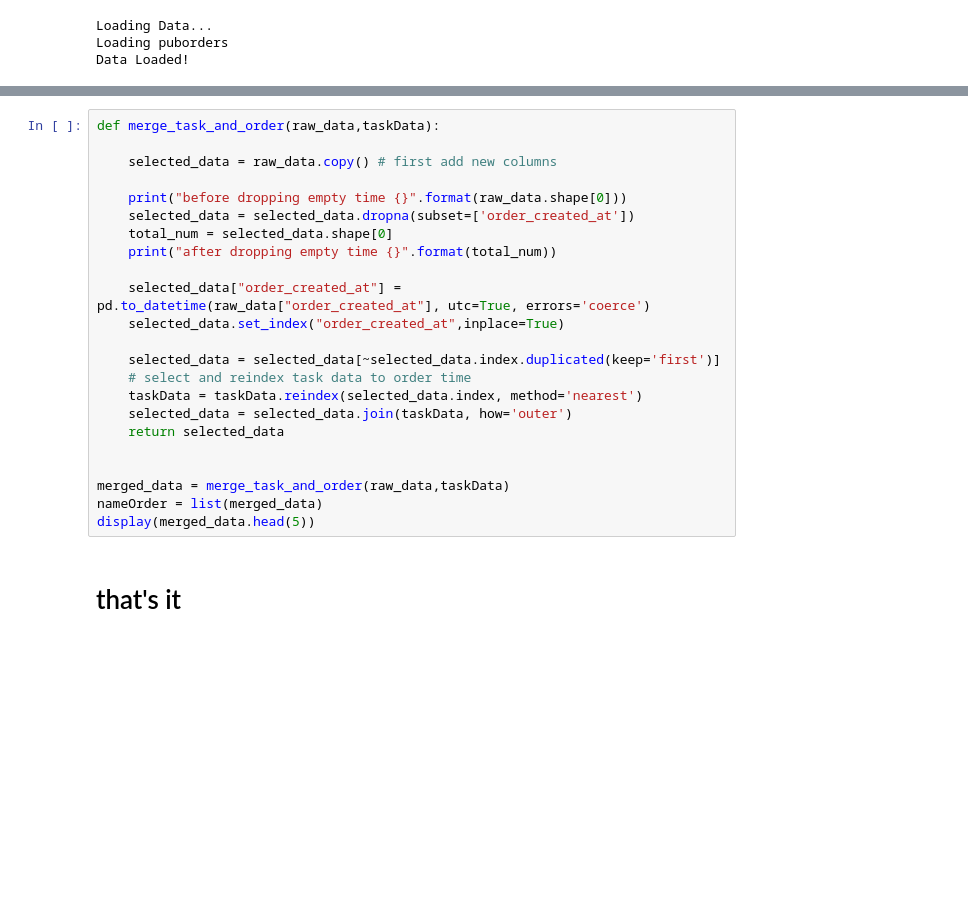
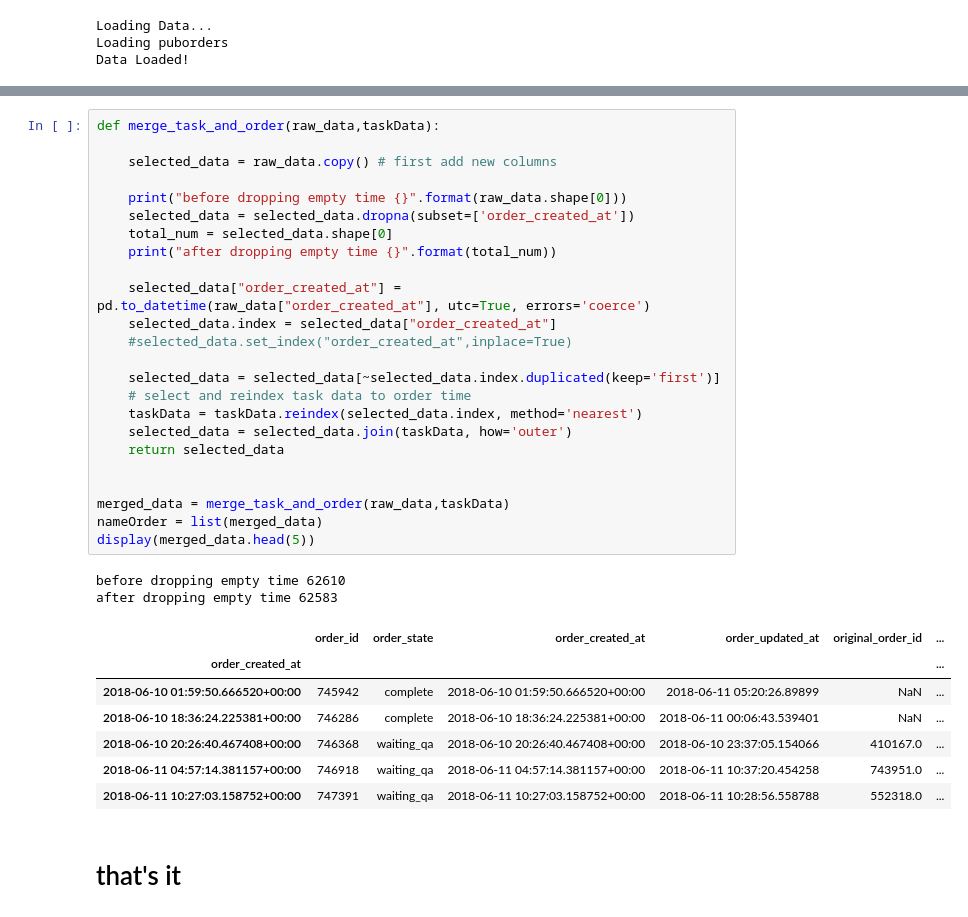
Before and after one commit to ConvMech/TAT-Estimation, a Jupyter notebook: understand_time_addition.ipynb, the cells around one changed output, grey strips where cells are left out. Saved outputs shown, nothing was run; the diff lists cells and outputs as text; blank space fills up the shorter version.

```diff
--- a/understand_time_addition.ipynb
+++ b/understand_time_addition.ipynb
@@ -57,26 +62,37 @@ nameTask = list(taskData)
 # %%
 def merge_task_and_order(raw_data,taskData):
 
     selected_data = raw_data.copy() # first add new columns
 
     print("before dropping empty time {}".format(raw_data.shape[0]))
     selected_data = selected_data.dropna(subset=['order_created_at'])
     total_num = selected_data.shape[0]
     print("after dropping empty time {}".format(total_num))
 
     selected_data["order_created_at"] = pd.to_datetime(raw_data["order_created_at"], utc=True, errors='coerce')
-    selected_data.set_index("order_created_at",inplace=True)
+    selected_data.index = selected_data["order_created_at"]
+    #selected_data.set_index("order_created_at",inplace=True)
 
     selected_data = selected_data[~selected_data.index.duplicated(keep='first')]
     # select and reindex task data to order time
     taskData = taskData.reindex(selected_data.index, method='nearest')
     selected_data = selected_data.join(taskData, how='outer')
     return selected_data
 
 
 merged_data = merge_task_and_order(raw_data,taskData)
 nameOrder = list(merged_data)
 display(merged_data.head(5))
+# %% [output]
+before dropping empty time 62610
+after dropping empty time 62583
+|  | order_id | order_state | order_created_at | order_updated_at | original_order_id | ... |
+| order_created_at |  |  |  |  |  | ... |
+| 2018-06-10 01:59:50.666520+00:00 | 745942 | complete | 2018-06-10 01:59:50.666520+00:00 | 2018-06-11 05:20:26.89899 | NaN | ... |
+| 2018-06-10 18:36:24.225381+00:00 | 746286 | complete | 2018-06-10 18:36:24.225381+00:00 | 2018-06-11 00:06:43.539401 | NaN | ... |
+| 2018-06-10 20:26:40.467408+00:00 | 746368 | waiting_qa | 2018-06-10 20:26:40.467408+00:00 | 2018-06-10 23:37:05.154066 | 410167.0 | ... |
+| 2018-06-11 04:57:14.381157+00:00 | 746918 | waiting_qa | 2018-06-11 04:57:14.381157+00:00 | 2018-06-11 10:37:20.454258 | 743951.0 | ... |
+| 2018-06-11 10:27:03.158752+00:00 | 747391 | waiting_qa | 2018-06-11 10:27:03.158752+00:00 | 2018-06-11 10:28:56.558788 | 552318.0 | ... |
 # %% [markdown]
 # that's it
 # %%
```
Also changed, not shown: parts of 1 cell of this notebook, 23 other files.
